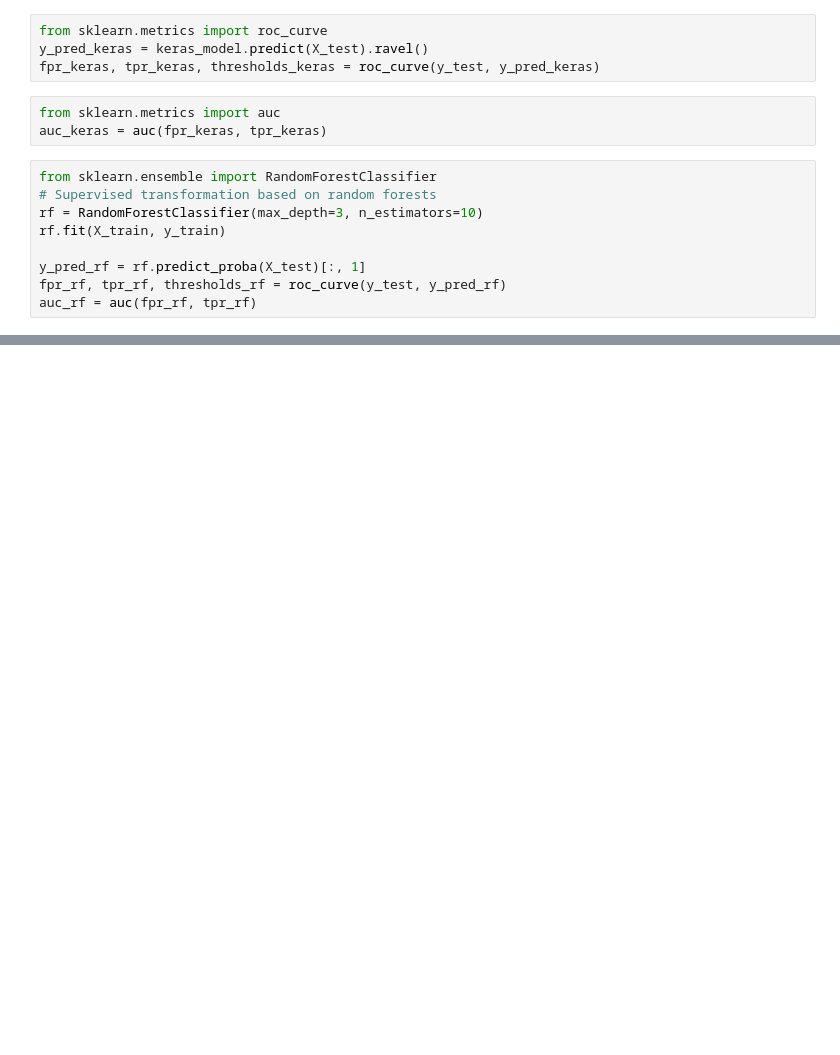
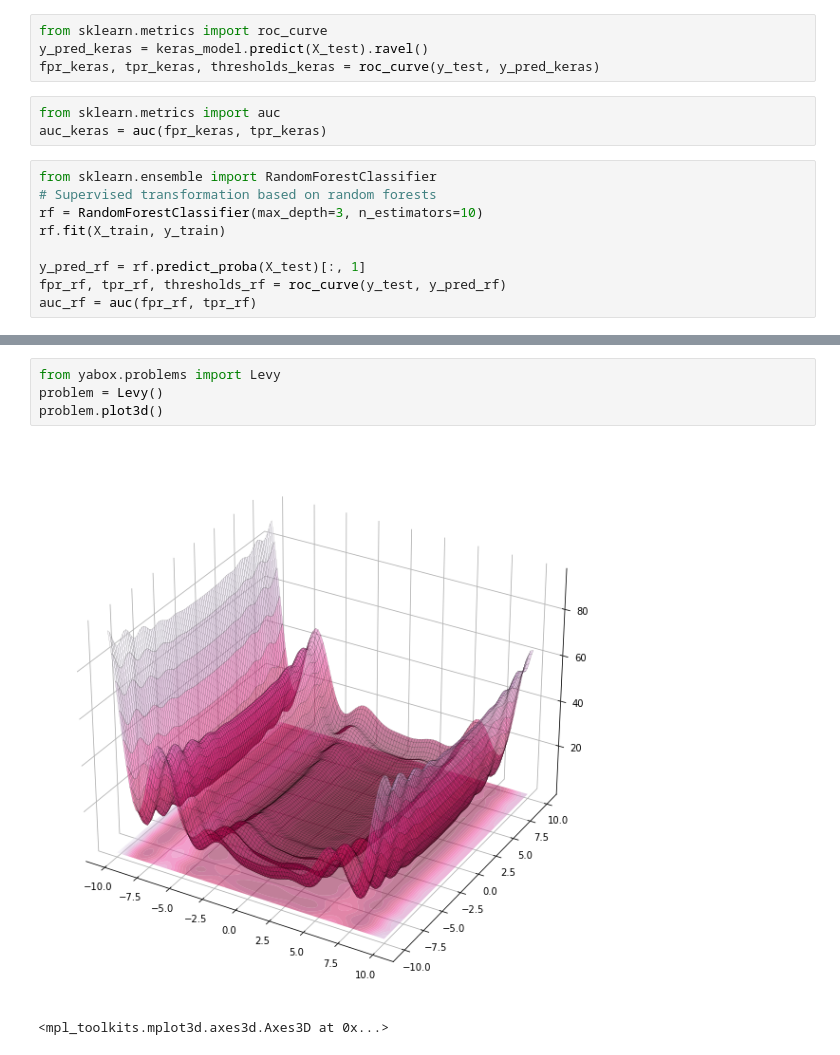
Before and after one commit to yusufbrima/AIMS, a Jupyter notebook: Research/Lab/Experiments/Essay/toy model.ipynb, the cells around one changed output, grey strips where cells are left out. Drawn from its saved outputs; the diff is of its cells as text; blank space fills up the shorter version.

```diff
--- a/Research/Lab/Experiments/Essay/toy model.ipynb
+++ b/Research/Lab/Experiments/Essay/toy model.ipynb
@@ -87,0 +95,7 @@ list(range(4,33,4))
+# %%
+from yabox.problems import Levy
+problem = Levy()
+problem.plot3d()
+# %% [output]
+[figure, added]
+<mpl_toolkits.mplot3d.axes3d.Axes3D at 0x...>
```
Also changed, not shown: parts of 24 cells of this notebook, 33 other files.
